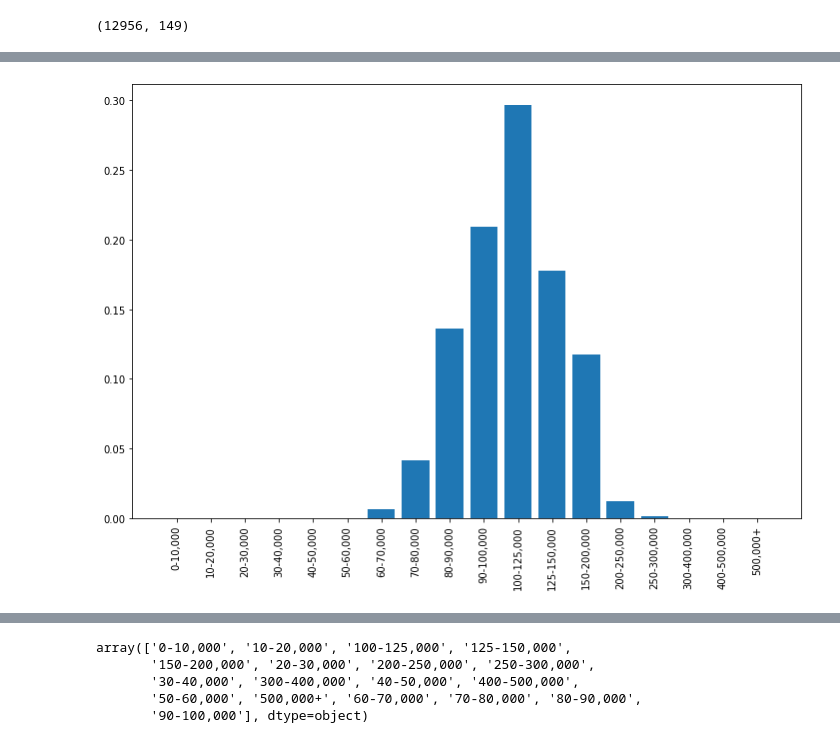
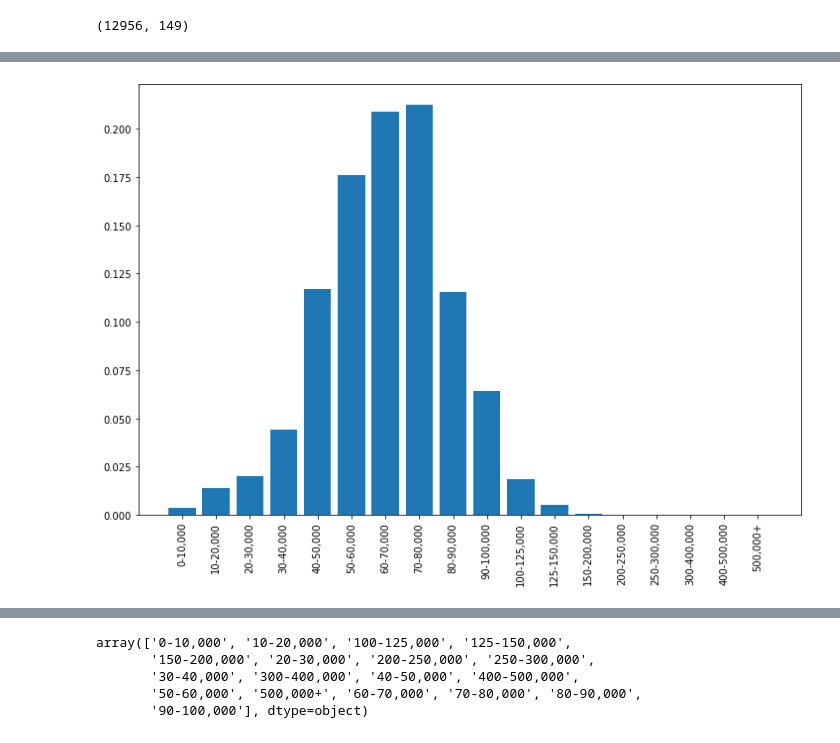
Before and after one commit to ptyshevs/ds_project, a Jupyter notebook: prediction_v2_ordinal_classifier.ipynb, the cells around one changed output, grey strips where cells are left out. Saved outputs shown, nothing was run; the diff lists cells and outputs as text; code cells hidden in the pictures.

```diff
--- a/prediction_v2_ordinal_classifier.ipynb
+++ b/prediction_v2_ordinal_classifier.ipynb
@@ -47,13 +47,13 @@ for i, cat in tqdm.tqdm(enumerate(target.cat.categories[:-1])):
     mod.fit(train_X, new_target)
     models.append(mod)
 # %%
-models = []
-for i, cat in tqdm.tqdm(enumerate(target.cat.categories[:-1])):
-#     print(i, cat, categ[:i + 1], categ[i + 1:])
-    labels = [0] * len(categ[:i+1]) + [1] * len(categ[i + 1:])
-    map = {cat: labels[j] for j, cat in enumerate(categ)}
-    new_target = train_y.replace(map)
-    mod = RandomForestClassifier(random_state=42, n_estimators=100)
-    mod.fit(train_X, new_target)
-    models.append(mod)
+# models = []
+# for i, cat in tqdm.tqdm(enumerate(target.cat.categories[:-1])):
+# #     print(i, cat, categ[:i + 1], categ[i + 1:])
+#     labels = [0] * len(categ[:i+1]) + [1] * len(categ[i + 1:])
+#     map = {cat: labels[j] for j, cat in enumerate(categ)}
+#     new_target = train_y.replace(map)
+#     mod = RandomForestClassifier(random_state=42, n_estimators=100)
+#     mod.fit(train_X, new_target)
+#     models.append(mod)
 # %%
@@ -63,5 +63,5 @@ test_y.values[6]
 # %%
-single_example = test_X.iloc[6, :]
+single_example = test_X.iloc[0, :]
 single_example = single_example.values.reshape(1, -1)
 # %%
 binary_probabilities = [mod.predict_proba(single_example) for mod in models]
@@ -78,7 +74,8 @@ reduce(prod, [p[0][0] for p in binary_probabilities])
 # %%
 bin_probabilities = []
 for i in range(len(models)):
-    bin_prob = [p for p in pos_probs[:i]] + [p for p in neg_probs[i:]]
+    bin_prob = [p for p in pos_probs[:i]] + [neg_probs[i]]
+#     print(bin_prob)
     reduced = reduce(prod, bin_prob)
     bin_probabilities.append(reduced)
 bin_probabilities.append(reduce(prod, pos_probs))
@@ -114,8 +115,8 @@ accuracy_score(test_y, y_pred)
 # %%
 import matplotlib.pyplot as plt
 plt.figure(figsize=(12, 8))
 plt.xticks(rotation=90);
-plt.bar(categ, normalized_probs);
+plt.bar(categ, bin_probabilities);
 # %% [output]
-[figure, old version]
+[figure, new version]
 # %%
```
Also changed, not shown: parts of 10 cells of this notebook.
